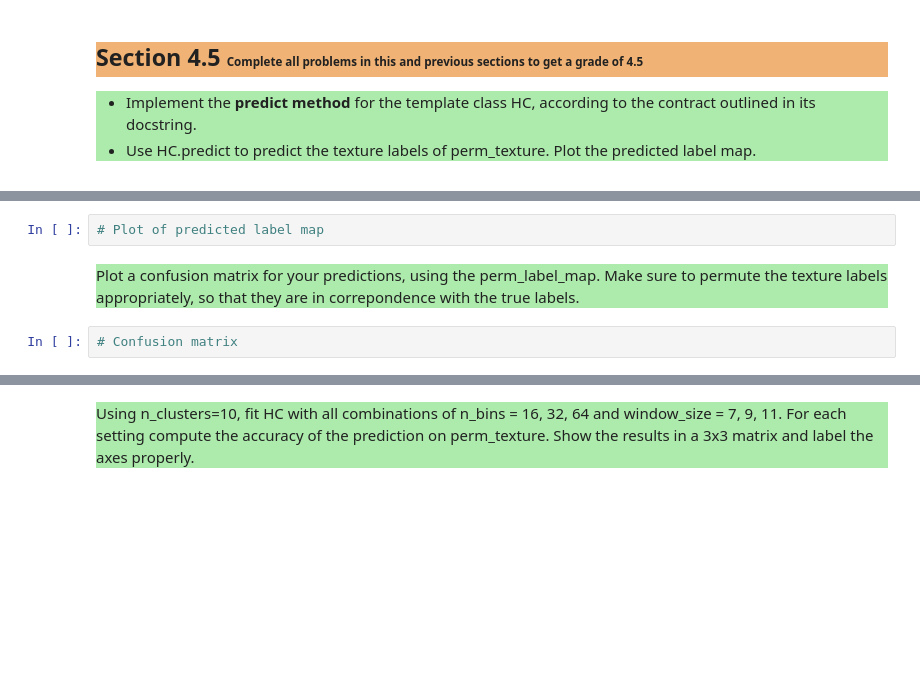
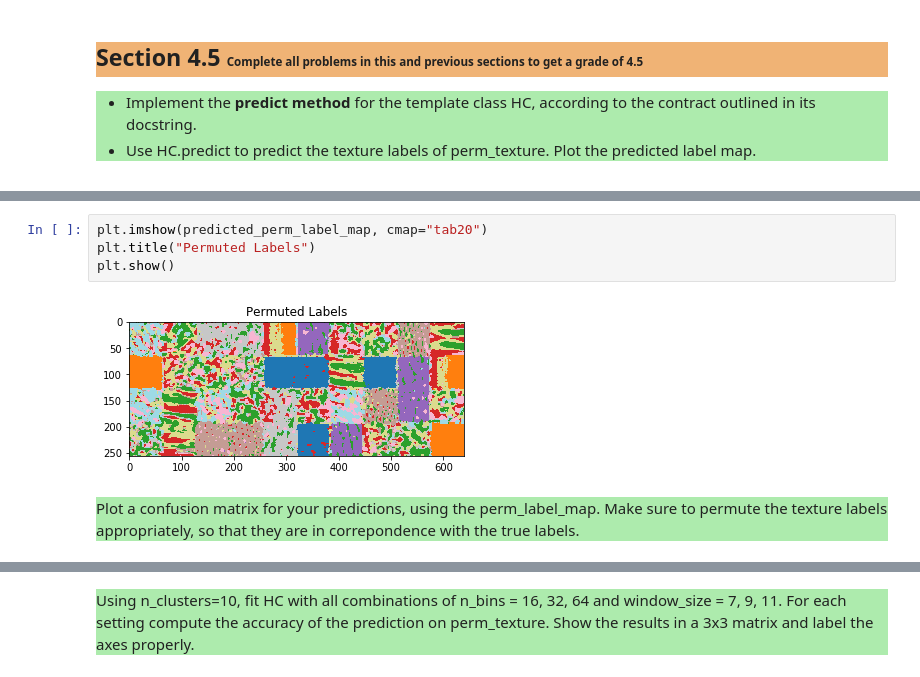
Before and after one commit to mcreng/stat-learning, a Jupyter notebook: slt-ce-4.ipynb, the cells around one changed output, grey strips where cells are left out. Drawn from its saved outputs; the diff is of its cells as text; blank space fills up the shorter version.

```diff
--- a/slt-ce-4.ipynb
+++ b/slt-ce-4.ipynb
@@ -207,8 +308,10 @@ predicted_perm_label_map = HC.predict(perm_texture)
-# %%
-# Plot of predicted label map
+# %%
+plt.imshow(predicted_perm_label_map, cmap="tab20")
+plt.title("Permuted Labels")
+plt.show()
+# %% [output]
+[figure, added]
 # %% [markdown]
 <p style="background-color:#adebad;">
     Plot a confusion matrix for your predictions, using the perm_label_map. Make sure to permute the texture labels appropriately, so that they are in correpondence with the true labels.
 </p>
-# %%
-# Confusion matrix
```
Also changed, not shown: parts of 26 cells of this notebook, 1 other file.
